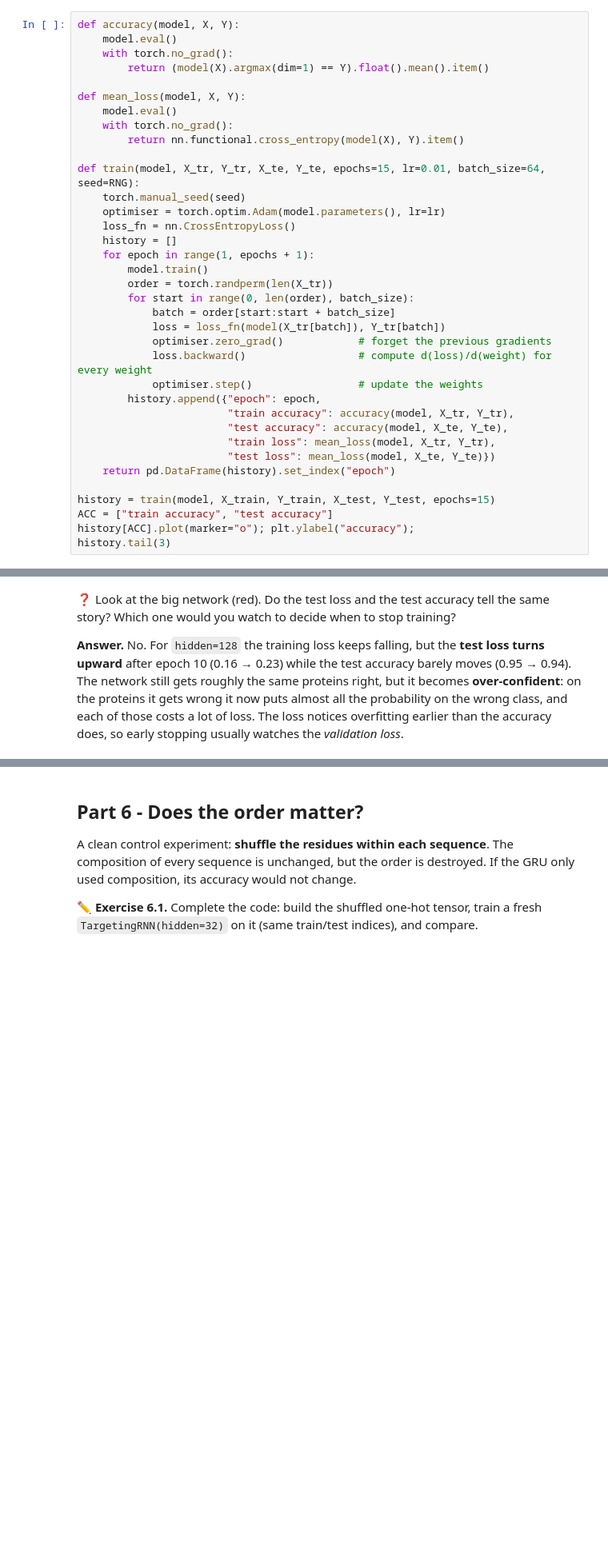
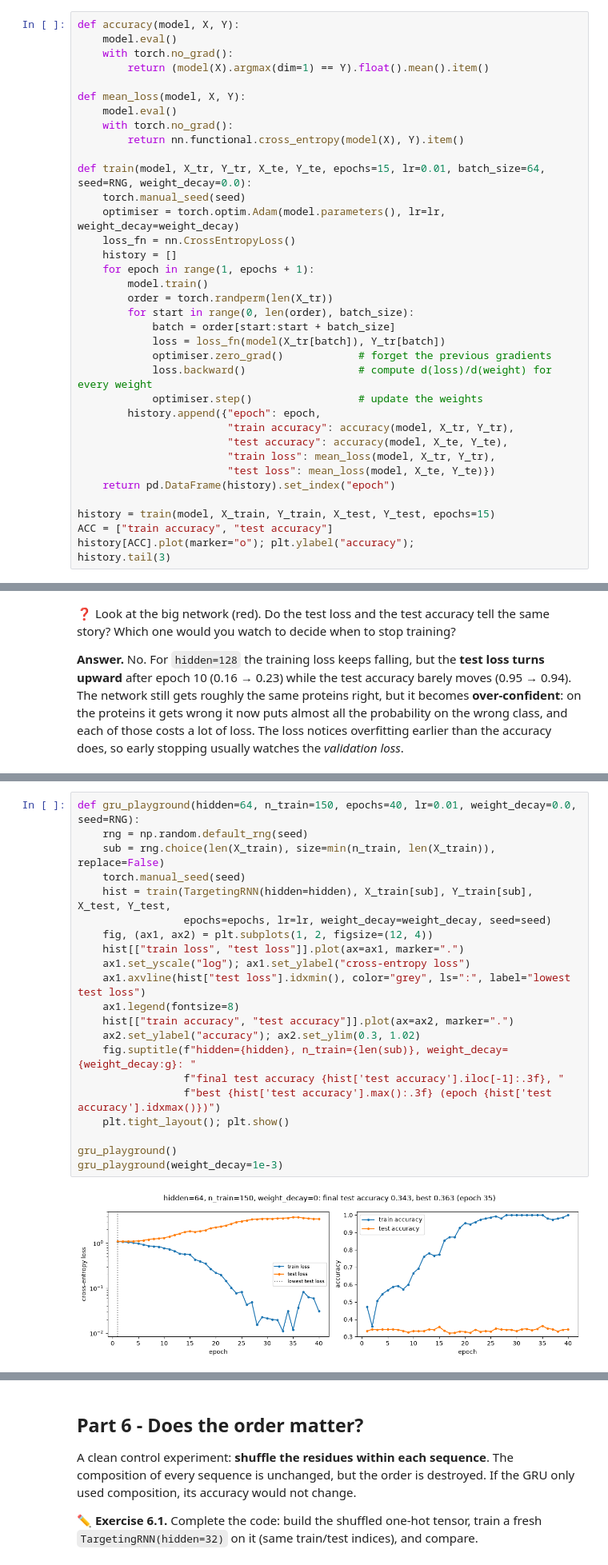
Before and after one commit to giorginolab/AI-qbio-classes, a Jupyter notebook: course/t03_rnn_protein_targeting.ipynb, the cells around one changed output, grey strips where cells are left out. Shown at 80% size. Saved outputs shown, nothing was run; the diff lists cells and outputs as text; blank space fills up the shorter version.

```diff
--- a/course/t03_rnn_protein_targeting.ipynb
+++ b/course/t03_rnn_protein_targeting.ipynb
@@ -323,9 +323,9 @@ def mean_loss(model, X, Y):
     with torch.no_grad():
         return nn.functional.cross_entropy(model(X), Y).item()
 
-def train(model, X_tr, Y_tr, X_te, Y_te, epochs=15, lr=0.01, batch_size=64, seed=RNG):
+def train(model, X_tr, Y_tr, X_te, Y_te, epochs=15, lr=0.01, batch_size=64, seed=RNG, weight_decay=0.0):
     torch.manual_seed(seed)
-    optimiser = torch.optim.Adam(model.parameters(), lr=lr)
+    optimiser = torch.optim.Adam(model.parameters(), lr=lr, weight_decay=weight_decay)
     loss_fn = nn.CrossEntropyLoss()
     history = []
     for epoch in range(1, epochs + 1):
@@ -434,0 +443,23 @@ overfitting earlier than the accuracy does, so early stopping usually watches th
+# %%
+def gru_playground(hidden=64, n_train=150, epochs=40, lr=0.01, weight_decay=0.0, seed=RNG):
+    rng = np.random.default_rng(seed)
+    sub = rng.choice(len(X_train), size=min(n_train, len(X_train)), replace=False)
+    torch.manual_seed(seed)
+    hist = train(TargetingRNN(hidden=hidden), X_train[sub], Y_train[sub], X_test, Y_test,
+                 epochs=epochs, lr=lr, weight_decay=weight_decay, seed=seed)
+    fig, (ax1, ax2) = plt.subplots(1, 2, figsize=(12, 4))
+    hist[["train loss", "test loss"]].plot(ax=ax1, marker=".")
+    ax1.set_yscale("log"); ax1.set_ylabel("cross-entropy loss")
+    ax1.axvline(hist["test loss"].idxmin(), color="grey", ls=":", label="lowest test loss")
+    ax1.legend(fontsize=8)
+    hist[["train accuracy", "test accuracy"]].plot(ax=ax2, marker=".")
+    ax2.set_ylabel("accuracy"); ax2.set_ylim(0.3, 1.02)
+    fig.suptitle(f"hidden={hidden}, n_train={len(sub)}, weight_decay={weight_decay:g}: "
+                 f"final test accuracy {hist['test accuracy'].iloc[-1]:.3f}, "
+                 f"best {hist['test accuracy'].max():.3f} (epoch {hist['test accuracy'].idxmax()})")
+    plt.tight_layout(); plt.show()
+
+gru_playground()
+gru_playground(weight_decay=1e-3)
+# %% [output]
+[figure, added]
```
Also changed, not shown: parts of 5 cells of this notebook, 6 other files.
